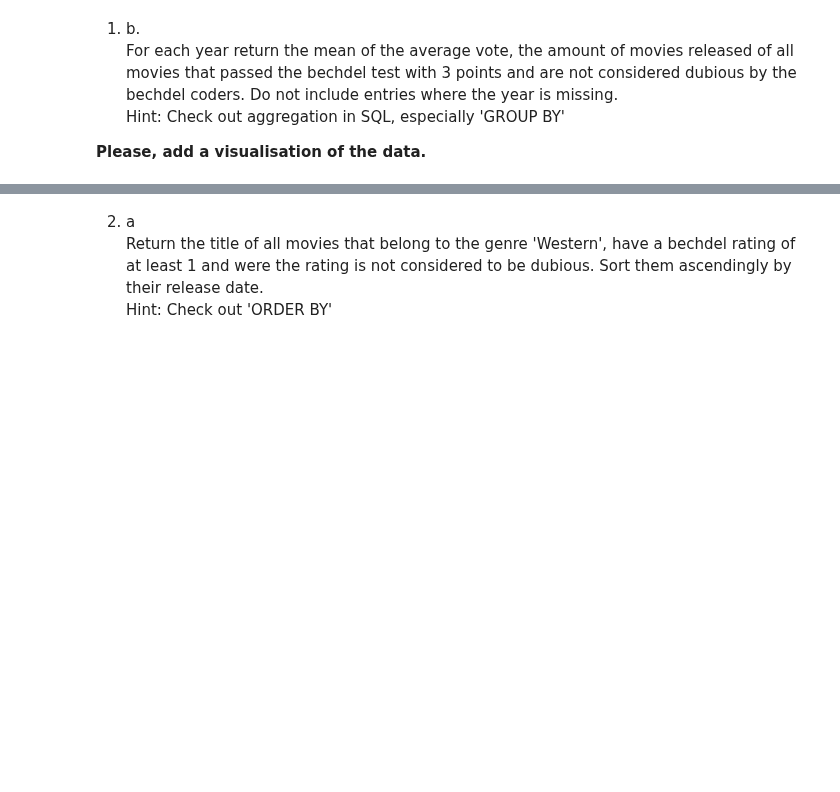
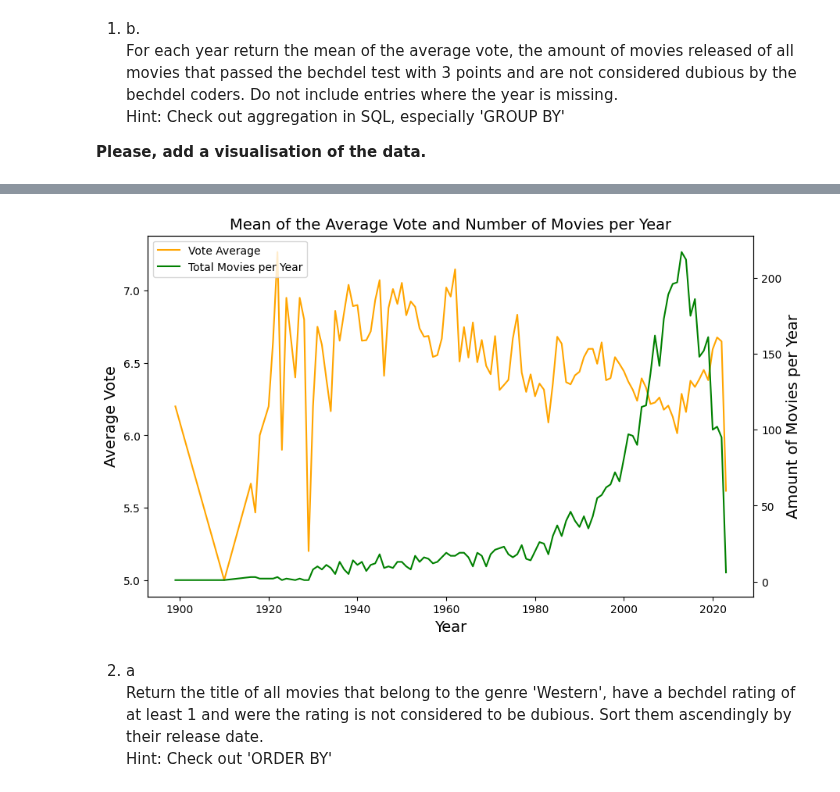
Before and after one commit to dgarcia-eu/ICSS-private, a Jupyter notebook: tutorial/assignments/2024/a04/assignment_04_solution.ipynb, the cells around one changed output, grey strips where cells are left out. Drawn from its saved outputs; the diff is of its cells as text; code cells hidden in the pictures; blank space fills up the shorter version.

```diff
--- a/tutorial/assignments/2024/a04/assignment_04_solution.ipynb
+++ b/tutorial/assignments/2024/a04/assignment_04_solution.ipynb
@@ -137,0 +944,6 @@ Once the schema is all set, prepare the datasets and insert them into your prepa
+# %%
+# drop duplicates
+# Note: instead of dropping duplicated we could have also adapted the schema to hold more complex information
+
+directors_movies = directors_movies.drop_duplicates(subset=['id', 'movie_id'])
+directors_movies.head()
@@ -137,0 +957,9 @@ Once the schema is all set, prepare the datasets and insert them into your prepa
+# %%
+# prep for upload: col selection & renaming
+mov2dir_col = ['id', 'movie_id', 'known_for_department']
+movies2directors = directors_movies[mov2dir_col].copy()
+
+# rename columns
+movies2directors.rename(columns={'id': 'director_id'}, inplace=True)
+
+movies2directors.head()
@@ -137,0 +975,4 @@ Once the schema is all set, prepare the datasets and insert them into your prepa
+# %%
+# group by id and get name & gender
+directors= directors_movies.groupby(['id', 'name', 'gender']).size().reset_index(name='nr_of_movies')
+directors
@@ -159,3 +1306,43 @@ __Please, add a visualisation of the data.__
+# %%
+# Create the plot with two y-axes
+fig, ax1 = plt.subplots(figsize=(10, 6))
+
+# Axis 1: Average Vote
+ax1.plot(
+    df["year"],
+    df["average_vote"],
+    "-",
+    label="Vote Average",
+    color="orange",
+    alpha=1
+)
+ax1.set_xlabel("Year", size=14)
+ax1.set_ylabel("Average Vote", size=14)
+
+# Axis 2: Movie Count
+ax2 = ax1.twinx()
+ax2.plot(
+    df["year"],
+    df["total_movies"],
+    "-",
+    label="Total Movies per Year",
+    color="green",
+    alpha=1
+)
+ax2.set_ylabel("Amount of Movies per Year", size=14)
+
+# Title
+plt.title("Mean of the Average Vote and Number of Movies per Year", size=14)
+
+# legend
+lines_1, labels_1 = ax1.get_legend_handles_labels()
+lines_2, labels_2 = ax2.get_legend_handles_labels()
+ax1.legend(lines_1 + lines_2, labels_1 + labels_2, loc="upper left")
+
+# Display the plot
+plt.show()
+# %% [output]
+[figure, added]
 # %% [markdown]
 2. a <br>
  Return the title of all movies that belong to the genre 'Western', have a bechdel rating of at least 1 and were the rating is not considered to be dubious. Sort them ascendingly by their release date. <br>
```
Also changed, not shown: parts of 65 cells of this notebook, 8 other files.
